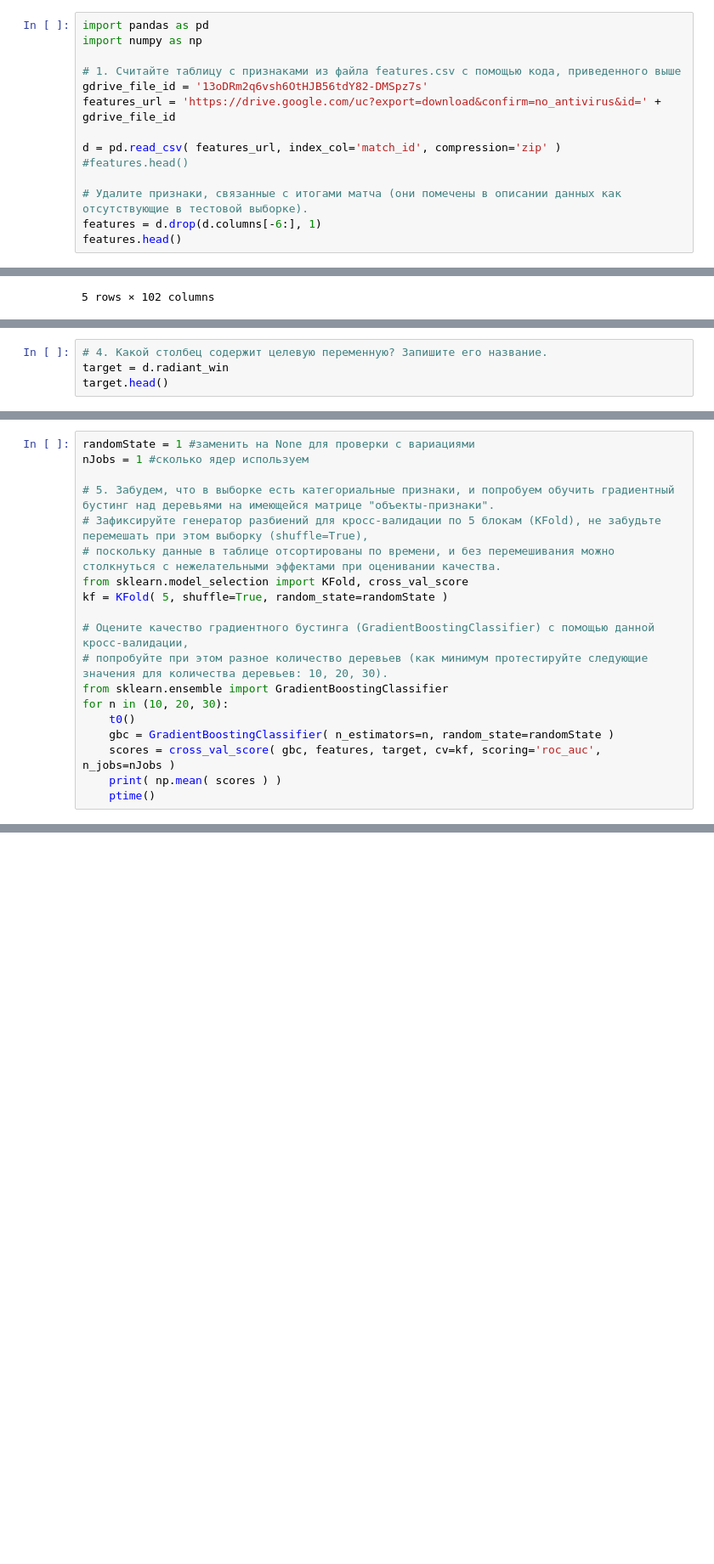
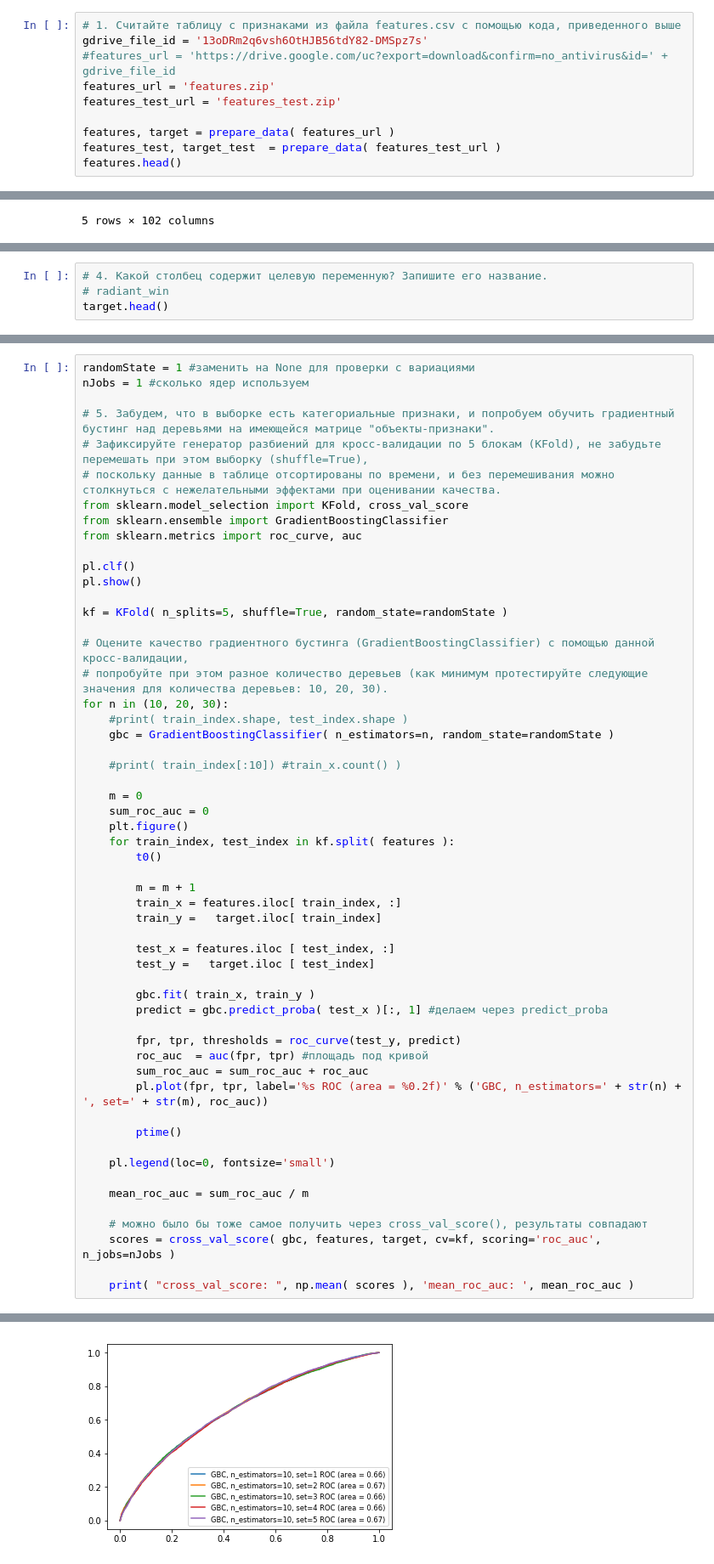
Before and after one commit to RomanShekhovtsov/ml-intro, a Jupyter notebook: 7 final/7_final.ipynb, the cells around one changed output, grey strips where cells are left out. Shown at 85% size. Drawn from its saved outputs; the diff is of its cells as text; blank space fills up the shorter version.

```diff
--- a/7 final/7_final.ipynb
+++ b/7 final/7_final.ipynb
@@ -12,16 +30,12 @@ def ptime():
 # %%
-import pandas as pd
-import numpy as np
-
 # 1. Считайте таблицу с признаками из файла features.csv с помощью кода, приведенного выше
 gdrive_file_id = '13oDRm2q6vsh6OtHJB56tdY82-DMSpz7s'
-features_url = 'https://drive.google.com/uc?export=download&confirm=no_antivirus&id=' + gdrive_file_id
+#features_url = 'https://drive.google.com/uc?export=download&confirm=no_antivirus&id=' + gdrive_file_id
+features_url = 'features.zip'
+features_test_url = 'features_test.zip'
 
-d = pd.read_csv( features_url, index_col='match_id', compression='zip' )
-#features.head()
-
-# Удалите признаки, связанные с итогами матча (они помечены в описании данных как отсутствующие в тестовой выборке).
-features = d.drop(d.columns[-6:], 1)
+features, target = prepare_data( features_url )
+features_test, target_test  = prepare_data( features_test_url )
 features.head()
 # %% [output]
 |  | start_time | lobby_type | r1_hero | r1_level | r1_xp | r1_gold | r1_lh | r1_kills | r1_deaths | r1_items | ... |
@@ -112,5 +104,5 @@ misses:
 Series([], dtype: int64)
 # %%
 # 4. Какой столбец содержит целевую переменную? Запишите его название.
-target = d.radiant_win
+# radiant_win
 target.head()
@@ -130,14 +114,51 @@ nJobs = 1 #сколько ядер используем
 # Зафиксируйте генератор разбиений для кросс-валидации по 5 блокам (KFold), не забудьте перемешать при этом выборку (shuffle=True),
 # поскольку данные в таблице отсортированы по времени, и без перемешивания можно столкнуться с нежелательными эффектами при оценивании качества.
 from sklearn.model_selection import KFold, cross_val_score
-kf = KFold( 5, shuffle=True, random_state=randomState )
+from sklearn.ensemble import GradientBoostingClassifier
+from sklearn.metrics import roc_curve, auc
+
+pl.clf()
+pl.show()
+
+kf = KFold( n_splits=5, shuffle=True, random_state=randomState )
 
 # Оцените качество градиентного бустинга (GradientBoostingClassifier) с помощью данной кросс-валидации,
 # попробуйте при этом разное количество деревьев (как минимум протестируйте следующие значения для количества деревьев: 10, 20, 30).
-from sklearn.ensemble import GradientBoostingClassifier
 for n in (10, 20, 30):
-    t0()
+    #print( train_index.shape, test_index.shape )
     gbc = GradientBoostingClassifier( n_estimators=n, random_state=randomState )
+
+    #print( train_index[:10]) #train_x.count() )
+
+    m = 0
+    sum_roc_auc = 0
+    plt.figure()
+    for train_index, test_index in kf.split( features ):
+        t0()
+
+        m = m + 1
+        train_x = features.iloc[ train_index, :]
+        train_y =   target.iloc[ train_index]
+
+        test_x = features.iloc [ test_index, :]
+        test_y =   target.iloc [ test_index]
+
+        gbc.fit( train_x, train_y )
+        predict = gbc.predict_proba( test_x )[:, 1] #делаем через predict_proba
+
+        fpr, tpr, thresholds = roc_curve(test_y, predict)
+        roc_auc  = auc(fpr, tpr) #площадь под кривой
+        sum_roc_auc = sum_roc_auc + roc_auc
+        pl.plot(fpr, tpr, label='%s ROC (area = %0.2f)' % ('GBC, n_estimators=' + str(n) + ', set=' + str(m), roc_auc))
+
+        ptime()
+
+    pl.legend(loc=0, fontsize='small')
+
+    mean_roc_auc = sum_roc_auc / m
+
+    # можно было бы тоже самое получить через cross_val_score(), результаты совпадают
     scores = cross_val_score( gbc, features, target, cv=kf, scoring='roc_auc', n_jobs=nJobs )
-    print( np.mean( scores ) )
-    ptime()
+
+    print( "cross_val_score: ", np.mean( scores ), 'mean_roc_auc: ', mean_roc_auc )
+# %% [output]
@@ -143,0 +184 @@ for n in (10, 20, 30):
+[figure, added]
```
Also changed, not shown: parts of 12 cells of this notebook.
